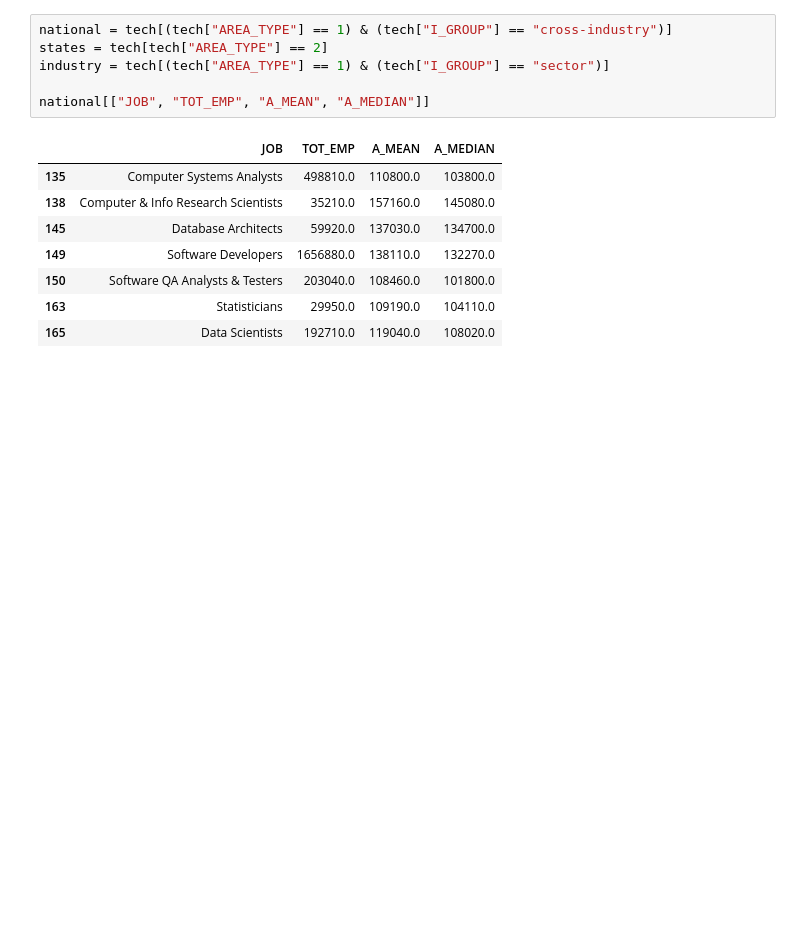
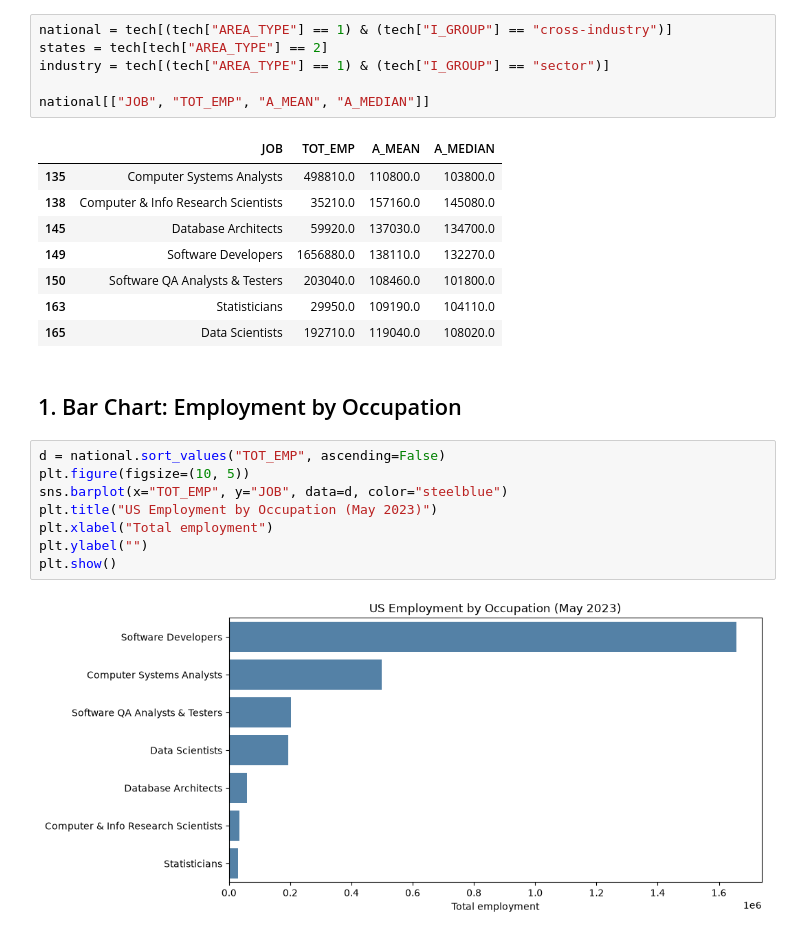
Before and after one commit to sheikhaDaMunda/DataVis_CA1, a Jupyter notebook: DataVis_CA1.ipynb, the cells around one changed output. Saved outputs shown, nothing was run; the diff lists cells and outputs as text; blank space fills up the shorter version.

Commit message:
Add bar chart and pie chart of employment by occupation

```diff
--- a/DataVis_CA1.ipynb
+++ b/DataVis_CA1.ipynb
@@ -79,3 +79,15 @@ national[["JOB", "TOT_EMP", "A_MEAN", "A_MEDIAN"]]
 | 150 | Software QA Analysts & Testers | 203040.0 | 108460.0 | 101800.0 |
 | 163 | Statisticians | 29950.0 | 109190.0 | 104110.0 |
 | 165 | Data Scientists | 192710.0 | 119040.0 | 108020.0 |
+# %% [markdown]
+## 1. Bar Chart: Employment by Occupation
+# %%
+d = national.sort_values("TOT_EMP", ascending=False)
+plt.figure(figsize=(10, 5))
+sns.barplot(x="TOT_EMP", y="JOB", data=d, color="steelblue")
+plt.title("US Employment by Occupation (May 2023)")
+plt.xlabel("Total employment")
+plt.ylabel("")
+plt.show()
+# %% [output]
+[figure, added]
```
Also changed, not shown: parts of 4 cells of this notebook, 2 other files.
